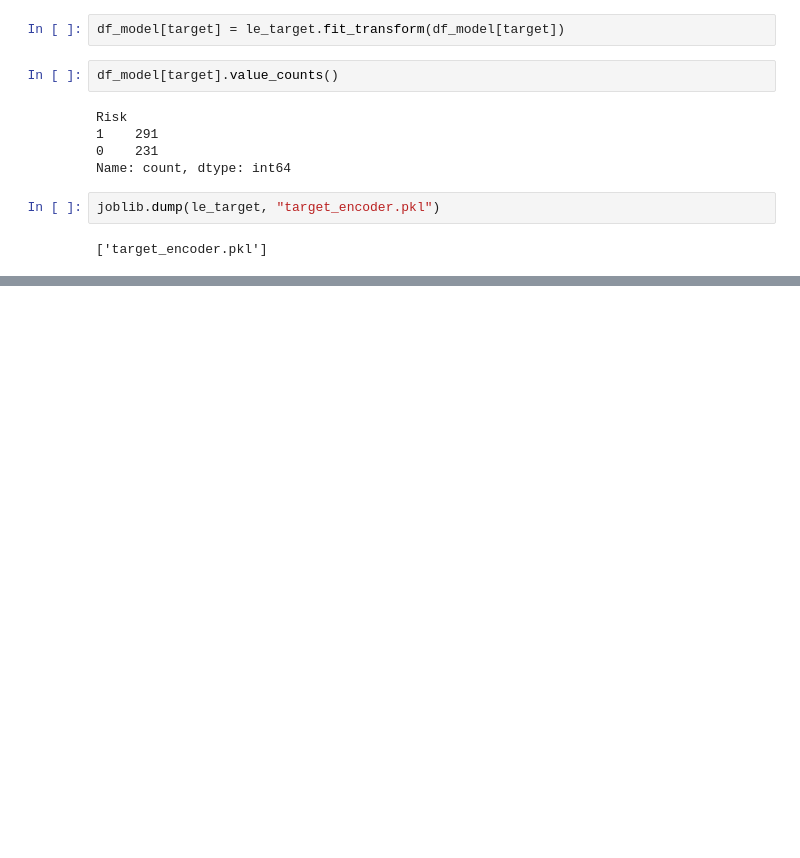
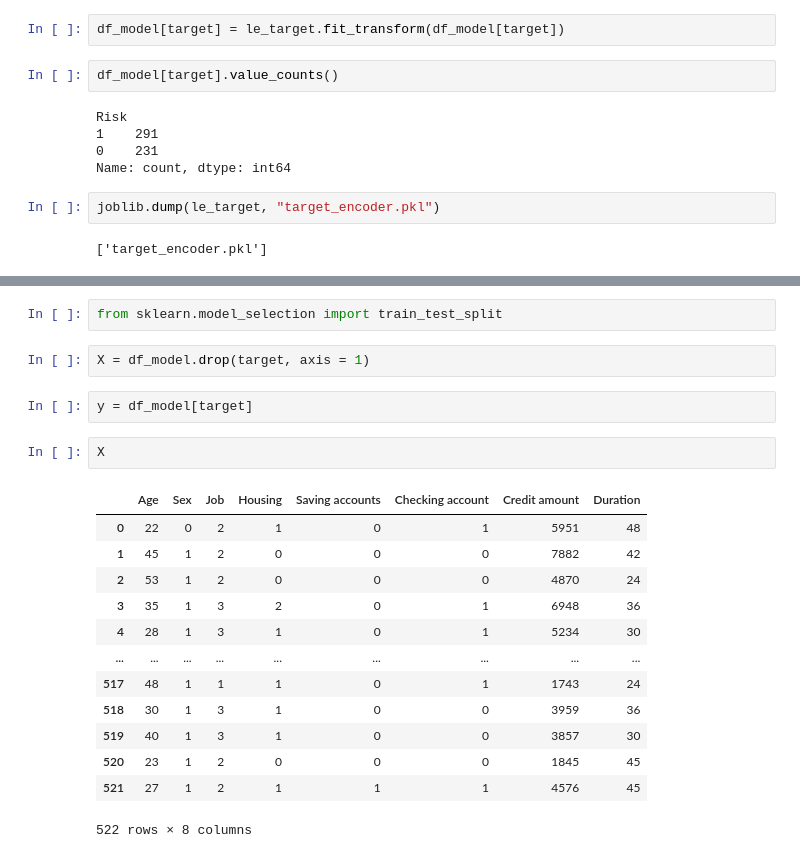
Before and after one commit to dameli08/Credit-Risk-Model, a Jupyter notebook: analysis_model.ipynb, the cells around one changed output, grey strips where cells are left out. Drawn from its saved outputs; the diff is of its cells as text; blank space fills up the shorter version.

Commit message:
Created train-test-split and Decision Tree Model

```diff
--- a/analysis_model.ipynb
+++ b/analysis_model.ipynb
@@ -357,0 +367,22 @@ joblib.dump(le_target, "target_encoder.pkl")
+# %%
+from sklearn.model_selection import train_test_split
+# %%
+X = df_model.drop(target, axis = 1)
+# %%
+y = df_model[target]
+# %%
+X
+# %% [output]
+|  | Age | Sex | Job | Housing | Saving accounts | Checking account | Credit amount | Duration |
+| 0 | 22 | 0 | 2 | 1 | 0 | 1 | 5951 | 48 |
+| 1 | 45 | 1 | 2 | 0 | 0 | 0 | 7882 | 42 |
+| 2 | 53 | 1 | 2 | 0 | 0 | 0 | 4870 | 24 |
+| 3 | 35 | 1 | 3 | 2 | 0 | 1 | 6948 | 36 |
+| 4 | 28 | 1 | 3 | 1 | 0 | 1 | 5234 | 30 |
+| ... | ... | ... | ... | ... | ... | ... | ... | ... |
+| 517 | 48 | 1 | 1 | 1 | 0 | 1 | 1743 | 24 |
+| 518 | 30 | 1 | 3 | 1 | 0 | 0 | 3959 | 36 |
+| 519 | 40 | 1 | 3 | 1 | 0 | 0 | 3857 | 30 |
+| 520 | 23 | 1 | 2 | 0 | 0 | 0 | 1845 | 45 |
+| 521 | 27 | 1 | 2 | 1 | 1 | 1 | 4576 | 45 |
+522 rows × 8 columns
```
Also changed, not shown: parts of 9 cells of this notebook.
